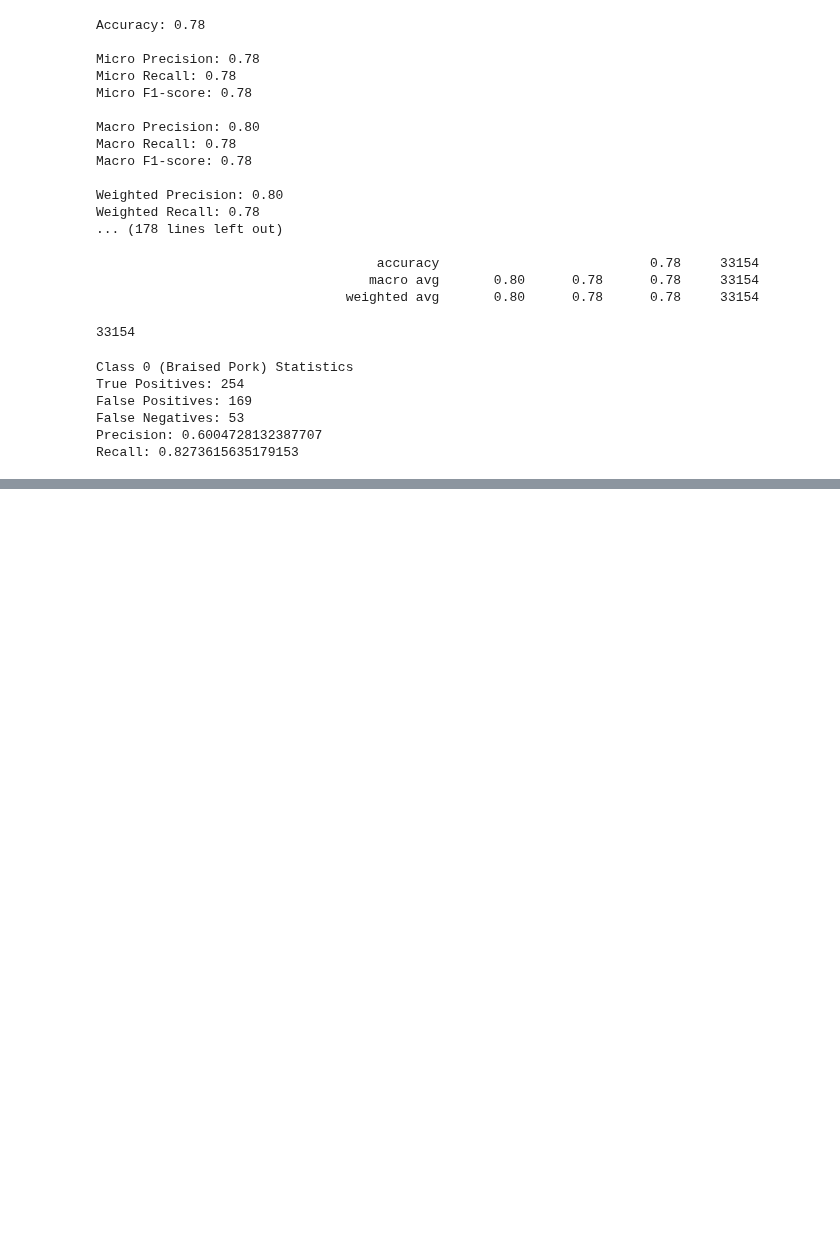
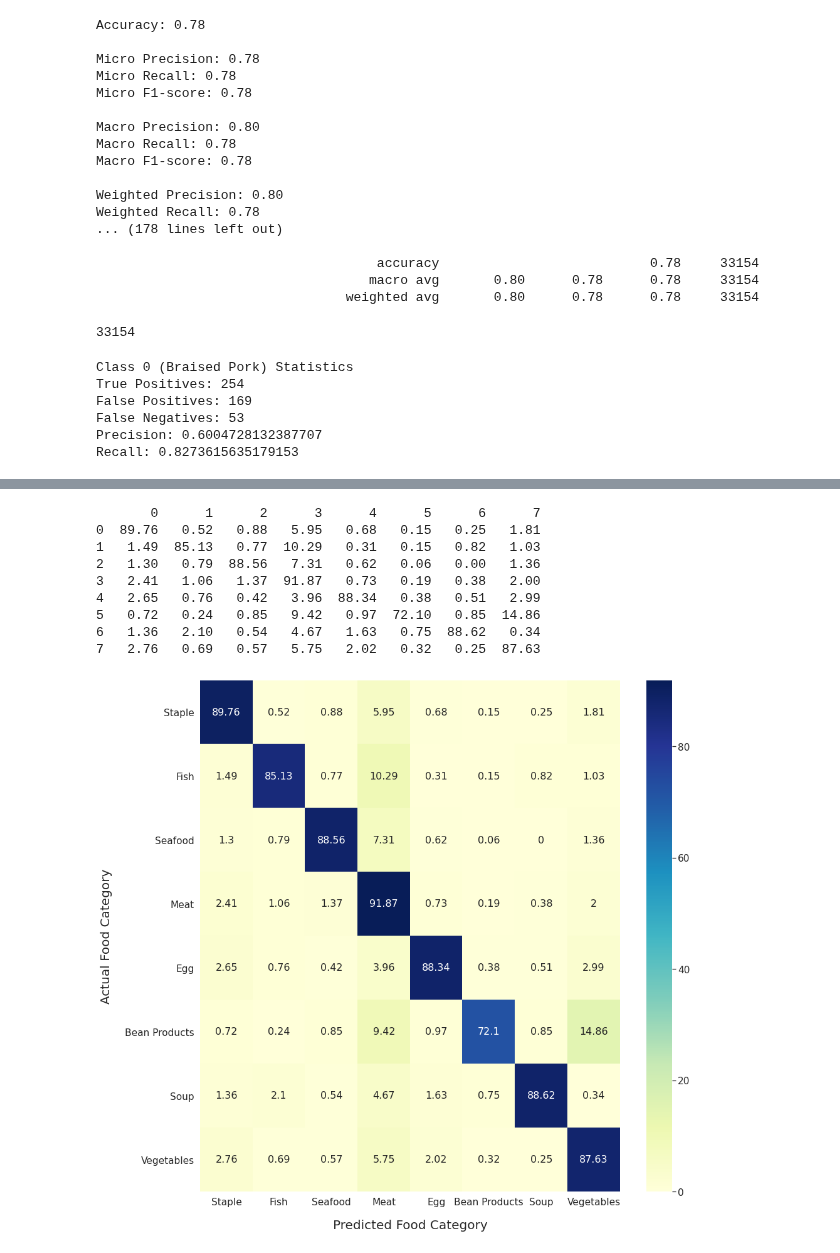
Before and after one commit to VivekShankar/CS231N_FinalProject, a Jupyter notebook: food_classification/food_classification_resnext.ipynb, the cells around one changed output, grey strips where cells are left out. Drawn from its saved outputs; the diff is of its cells as text; code cells hidden in the pictures; blank space fills up the shorter version.

```diff
--- a/food_classification/food_classification_resnext.ipynb
+++ b/food_classification/food_classification_resnext.ipynb
@@ -376,0 +438,3 @@ Recall: 0.8273615635179153
+# %%
+classes = train_dataset.classes
+print(train_dataset.classes)
@@ -376,0 +465,14 @@ Recall: 0.8273615635179153
+# %%
+cnf_matrix_categories = np.zeros((8,8))
+
+for i in range(len(cnf_matrix)):
+    for j in range(len(cnf_matrix[0])):
+        actual_class_label = model_label_to_class_label(i)
+        actual_food_category_name = class_label_to_food_category[actual_class_label]
+        actual_food_category_label = food_categories_dict[actual_food_category_name]
+
+        pred_class_label = model_label_to_class_label(j)
+        pred_food_category_name = class_label_to_food_category[pred_class_label]
+        pred_food_category_label = food_categories_dict[pred_food_category_name]
+
+        cnf_matrix_categories[actual_food_category_label][pred_food_category_label] += cnf_matrix[i][j]
@@ -376,0 +498,4 @@ Recall: 0.8273615635179153
+# %%
+norm_cnf_matrix_categories = 100 * (cnf_matrix_categories / np.sum(cnf_matrix_categories, axis=1, keepdims=True))
+norm_cnf_matrix_categories = np.around(norm_cnf_matrix_categories, 2)
+print(norm_cnf_matrix_categories)
@@ -376,0 +519,31 @@ Recall: 0.8273615635179153
+# %%
+import seaborn as sn
+import pandas as pd
+import matplotlib.pyplot as plt
+
+x_tick_labels = ["Staple", "Fish", "Seafood", "Meat", "Egg", "Bean Products", "Soup", "Vegetables"]
+y_tick_labels = ["Staple", "Fish", "Seafood", "Meat", "Egg", "Bean Products", "Soup", "Vegetables"]
+array = norm_cnf_matrix_categories
+df_cm = pd.DataFrame(array, index = [i for i in range(8)],
+                  columns = [i for i in range(8)])
+print(df_cm)
+plt.figure(figsize = (15,15))
+sn.set(font_scale=1.4) # for label size
+sn.heatmap(df_cm, annot=True, annot_kws={"size": 16}, cmap="YlGnBu", xticklabels =x_tick_labels, yticklabels=y_tick_labels, fmt='g')
+
+# ttl = plt.title("Confusion Matrix for Food Categories", fontsize=30)
+# ttl.set_position([.5, 1.10])
+plt.ylabel("Actual Food Category", labelpad=20, fontsize=20)
+plt.xlabel("Predicted Food Category", labelpad=20, fontsize=20)
+plt.show()
+# %% [output]
+       0      1      2      3      4      5      6      7
+0  89.76   0.52   0.88   5.95   0.68   0.15   0.25   1.81
+1   1.49  85.13   0.77  10.29   0.31   0.15   0.82   1.03
+2   1.30   0.79  88.56   7.31   0.62   0.06   0.00   1.36
+3   2.41   1.06   1.37  91.87   0.73   0.19   0.38   2.00
+4   2.65   0.76   0.42   3.96  88.34   0.38   0.51   2.99
+5   0.72   0.24   0.85   9.42   0.97  72.10   0.85  14.86
+6   1.36   2.10   0.54   4.67   1.63   0.75  88.62   0.34
+7   2.76   0.69   0.57   5.75   2.02   0.32   0.25  87.63
+[figure, added]
```
Also changed, not shown: parts of 10 cells of this notebook, 1 other file.
